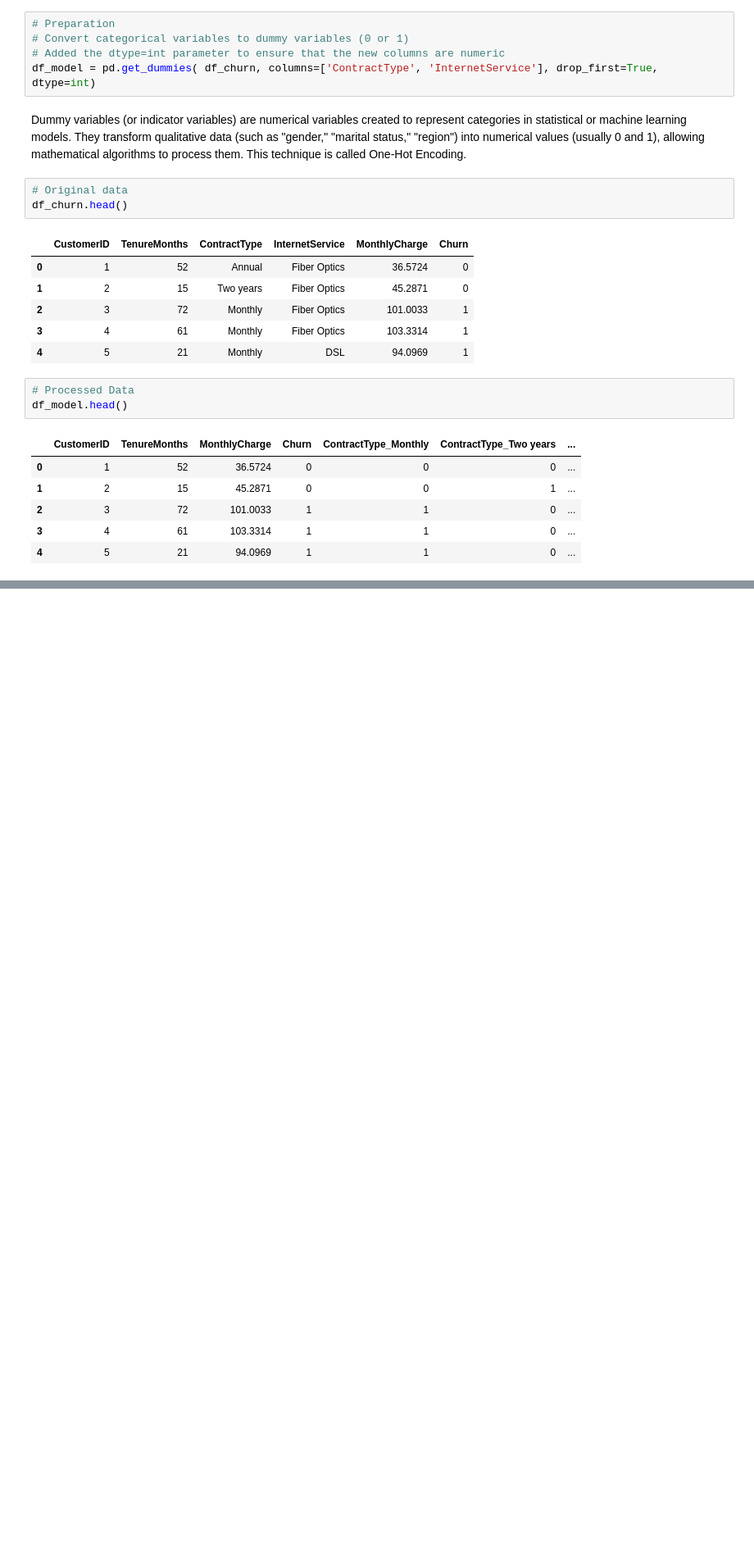
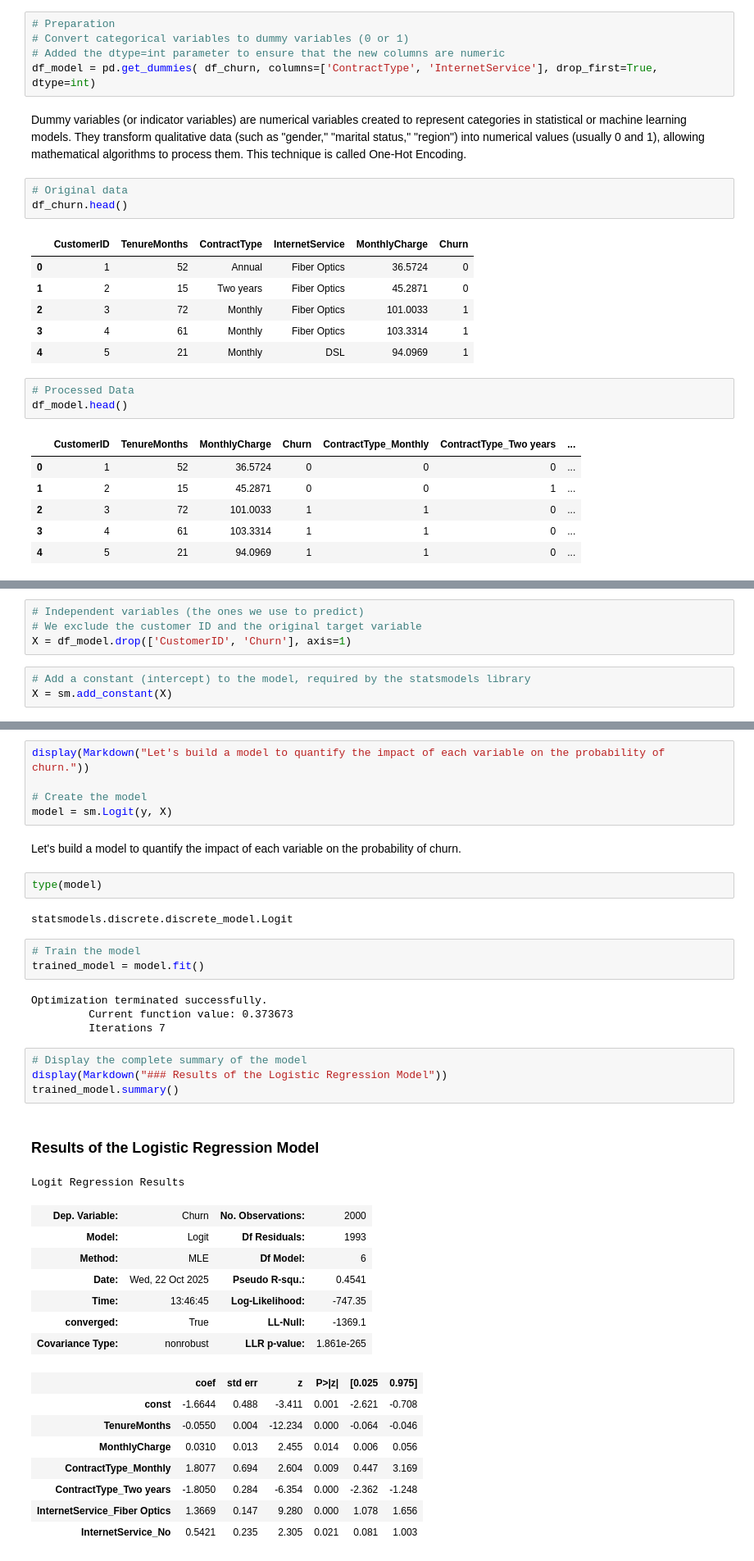
Before and after one commit to eduardowanderleyde/Churn-Analysys-Telecom, a Jupyter notebook: Churn-Analysis.ipynb, the cells around one changed output, grey strips where cells are left out. Shown at 82% size. Saved outputs shown, nothing was run; the diff lists cells and outputs as text; blank space fills up the shorter version.

Commit message:
Interpretation and Results

```diff
--- a/Churn-Analysis.ipynb
+++ b/Churn-Analysis.ipynb
@@ -397,0 +421,7 @@ df_model.head()
+# %%
+# Independent variables (the ones we use to predict)
+# We exclude the customer ID and the original target variable
+X = df_model.drop(['CustomerID', 'Churn'], axis=1)
+# %%
+# Add a constant (intercept) to the model, required by the statsmodels library
+X = sm.add_constant(X)
@@ -397,0 +452,40 @@ df_model.head()
+# %%
+display(Markdown("Let's build a model to quantify the impact of each variable on the probability of churn."))
+
+# Create the model
+model = sm.Logit(y, X)
+# %% [output]
+Let's build a model to quantify the impact of each variable on the probability of churn.
+# %%
+type(model)
+# %% [output]
+statsmodels.discrete.discrete_model.Logit
+# %%
+# Train the model
+trained_model = model.fit()
+# %% [output]
+Optimization terminated successfully.
+         Current function value: 0.373673
+         Iterations 7
+# %%
+# Display the complete summary of the model
+display(Markdown("### Results of the Logistic Regression Model"))
+trained_model.summary()
+# %% [output]
+### Results of the Logistic Regression Model
+Logit Regression Results
+| Dep. Variable: | Churn | No. Observations: | 2000 |
+| Model: | Logit | Df Residuals: | 1993 |
+| Method: | MLE | Df Model: | 6 |
+| Date: | Wed, 22 Oct 2025 | Pseudo R-squ.: | 0.4541 |
+| Time: | 13:46:45 | Log-Likelihood: | -747.35 |
+| converged: | True | LL-Null: | -1369.1 |
+| Covariance Type: | nonrobust | LLR p-value: | 1.861e-265 |
+|  | coef | std err | z | P>|z| | [0.025 | 0.975] |
+| const | -1.6644 | 0.488 | -3.411 | 0.001 | -2.621 | -0.708 |
+| TenureMonths | -0.0550 | 0.004 | -12.234 | 0.000 | -0.064 | -0.046 |
+| MonthlyCharge | 0.0310 | 0.013 | 2.455 | 0.014 | 0.006 | 0.056 |
+| ContractType_Monthly | 1.8077 | 0.694 | 2.604 | 0.009 | 0.447 | 3.169 |
+| ContractType_Two years | -1.8050 | 0.284 | -6.354 | 0.000 | -2.362 | -1.248 |
+| InternetService_Fiber Optics | 1.3669 | 0.147 | 9.280 | 0.000 | 1.078 | 1.656 |
+| InternetService_No | 0.5421 | 0.235 | 2.305 | 0.021 | 0.081 | 1.003 |
```
Also changed, not shown: parts of 9 cells of this notebook.
